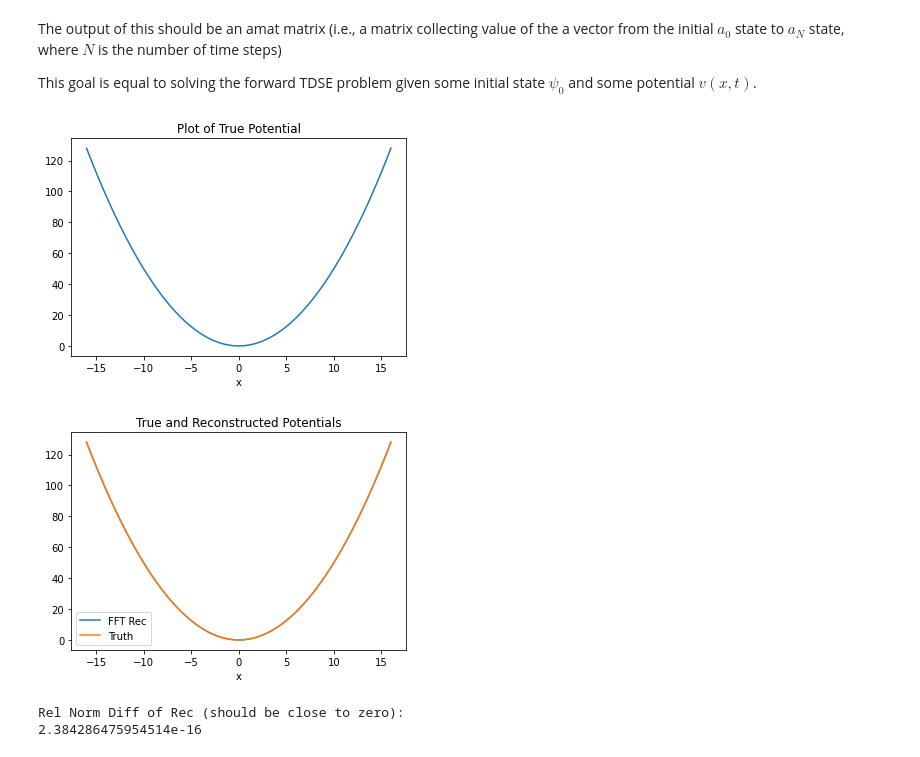
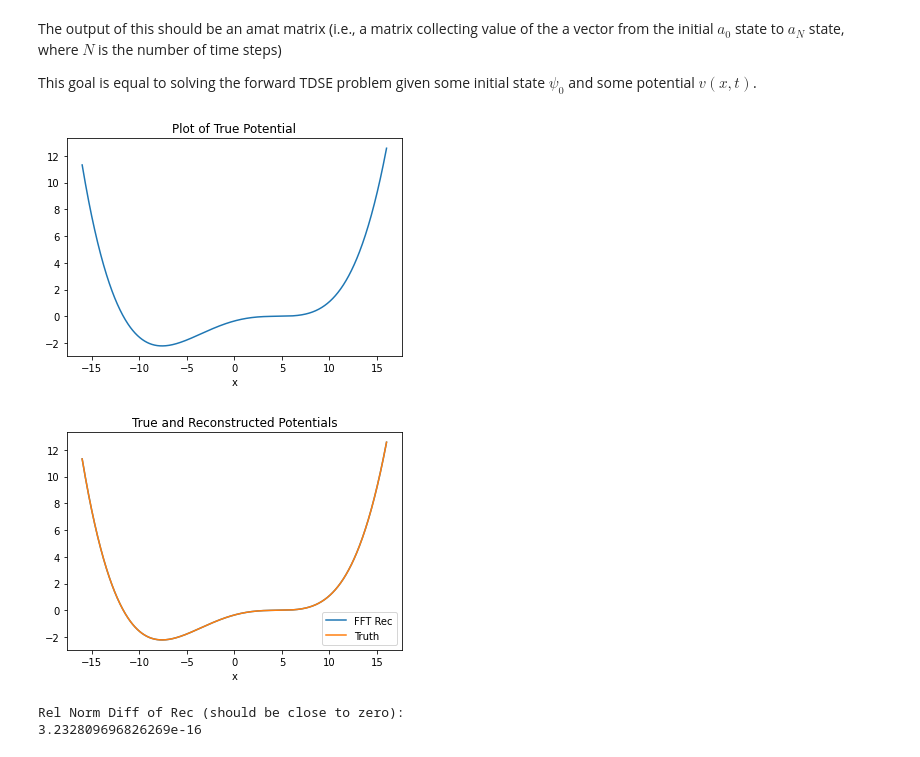
Before and after one commit to kbcollins/tdse, a Jupyter notebook: tdse-adj-gauss-train-data-gen-kbc.ipynb, the cells around one changed output. Cells and saved outputs as stored; diff of their text form; code cells hidden in the pictures.

```diff
--- a/tdse-adj-gauss-train-data-gen-kbc.ipynb
+++ b/tdse-adj-gauss-train-data-gen-kbc.ipynb
@@ -45,26 +45,26 @@ Fmat = (1 / np.sqrt(2 * l)) * np.exp(1j * np.pi * np.outer(nvec, xvec) / l)
 # %%
 # define potential used to evolve the system
 
 def v(x):
     # dimensionless quantum harmonic oscillator potential
-    return 0.5 * x**2
+    # return 0.5 * x**2
     # rescaled symmetric double well potential
     # return 0.0025*(x**2 - 25)**2
     # scaled asymmetric double well potential
-    # return 0.0003*((x-3)**4 + 10*(x-5)**3)
+    return 0.0003*((x-3)**4 + 10*(x-5)**3)
     # soft coulomb potential
     # return -1 / np.sqrt(x**2 + 0.25)
 
 # compute true potential at xvec real space grid points
 vtruvec = v(xvec)
 
 # plot true potential
 plt.plot(xvec, vtruvec)
 plt.title('Plot of True Potential')
 plt.xlabel('x')
 plt.show()
 # %% [output]
-[figure, old version]
+[figure, new version]
 # %%
 # transform true potential to Fourier basis
 
@@ -96,14 +96,13 @@ print('Rel Norm Diff of Rec (should be close to zero):', nl.norm(vtruvec - Fvtru
 # order of 1e-16, while the quadrature method is on
 # order of 1e-4, so the FFT is more accurate
 # def vintegrand(x):
-#     return v(x) * np.exp(1j * np.pi * nvec * x / l) / np.sqrt(2 * l)
+#     return v(x) * np.exp(-1j * np.pi * nvec * x / l) / np.sqrt(2 * l)
 # vquadrtn = si.quad_vec(vintegrand, -l, l)[0]
 # print(vquadrtn.shape)
 # print(Fmat.shape)
 # Fvtruvecrec2 = vquadrtn @ Fmat
-# Fvtruvecrec2 = np.flip(Fvtruvecrec2)
 
-# # plot potentials
+# plot potentials
 # plt.plot(Fxvec, Fvtruvecrec1, '-', label='FFT')
 # plt.plot(xvec, Fvtruvecrec2.real, '-', label='quad real')
 # plt.plot(xvec, Fvtruvecrec2.imag, '-', label='quad imag')
@@ -112,10 +111,10 @@ print('Rel Norm Diff of Rec (should be close to zero):', nl.norm(vtruvec - Fvtru
 # plt.xlabel('x')
 # plt.legend()
 # plt.show()
-#
+
 # print('Rel Norm Diff FFT:', nl.norm(vtruvec - Fvtruvecrec1) / nl.norm(vtruvec))
 # print('Rel Norm Diff quad:', nl.norm(vtruvec - Fvtruvecrec2) / nl.norm(vtruvec))
 # %% [output]
-[figure, old version]
+[figure, new version]
 Rel Norm Diff of Rec (should be close to zero):
-2.384286475954514e-16
+3.232809696826269e-16
```
Also changed, not shown: parts of 2 cells of this notebook.
